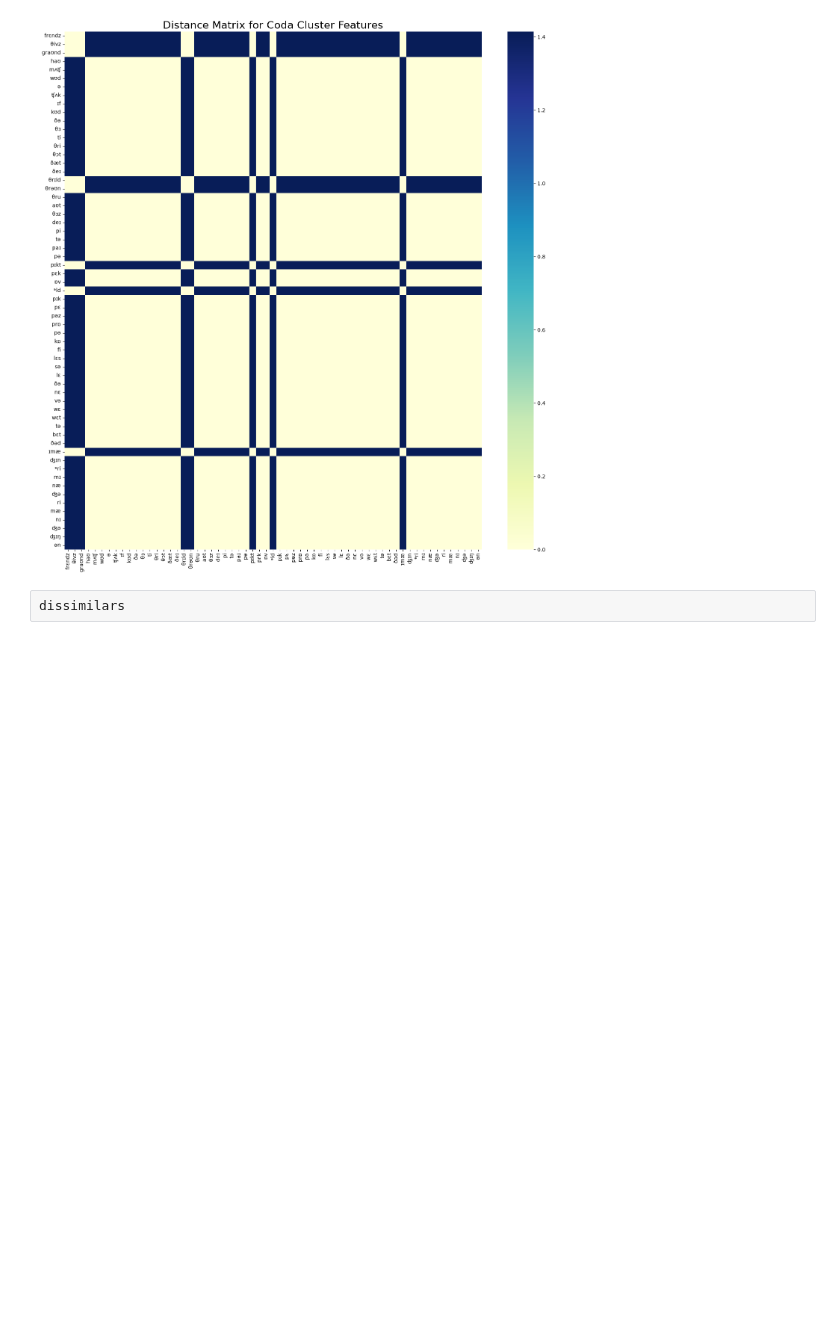
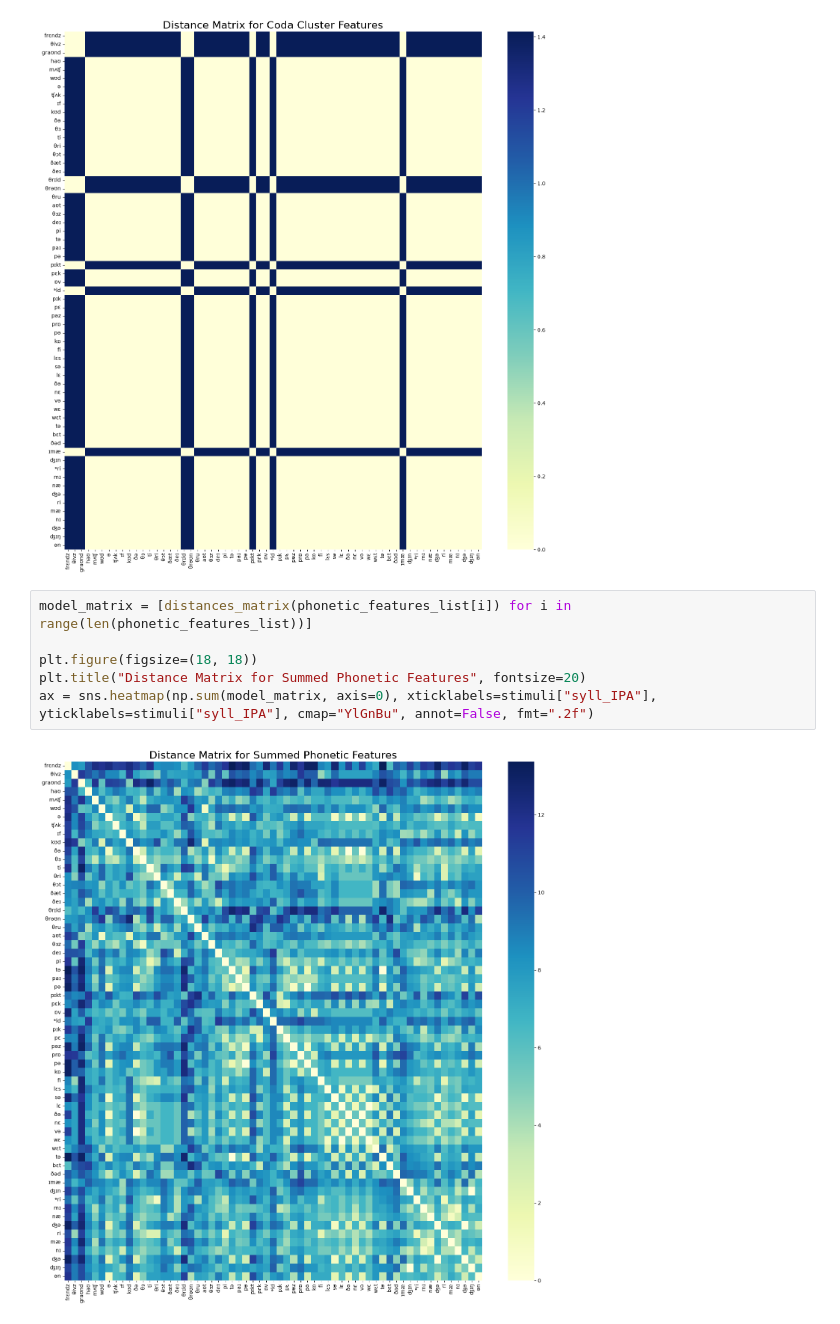
Before and after one commit to AmandaGiselleLily/TongueTwister, a Jupyter notebook: Analysis/syllable_pairs.ipynb, the cells around one changed output. Cells and saved outputs as stored; diff of their text form; blank space fills up the shorter version.

Commit message:
model heatmaps

```diff
--- a/Analysis/syllable_pairs.ipynb
+++ b/Analysis/syllable_pairs.ipynb
@@ -180,4 +180,10 @@ for i in range(len(phonetic_features_list)):
 [figure]
 [figure]
 # %%
-dissimilars
+model_matrix = [distances_matrix(phonetic_features_list[i]) for i in range(len(phonetic_features_list))]
+
+plt.figure(figsize=(18, 18))
+plt.title("Distance Matrix for Summed Phonetic Features", fontsize=20)
+ax = sns.heatmap(np.sum(model_matrix, axis=0), xticklabels=stimuli["syll_IPA"], yticklabels=stimuli["syll_IPA"], cmap="YlGnBu", annot=False, fmt=".2f")
+# %% [output]
+[figure, added]
```
